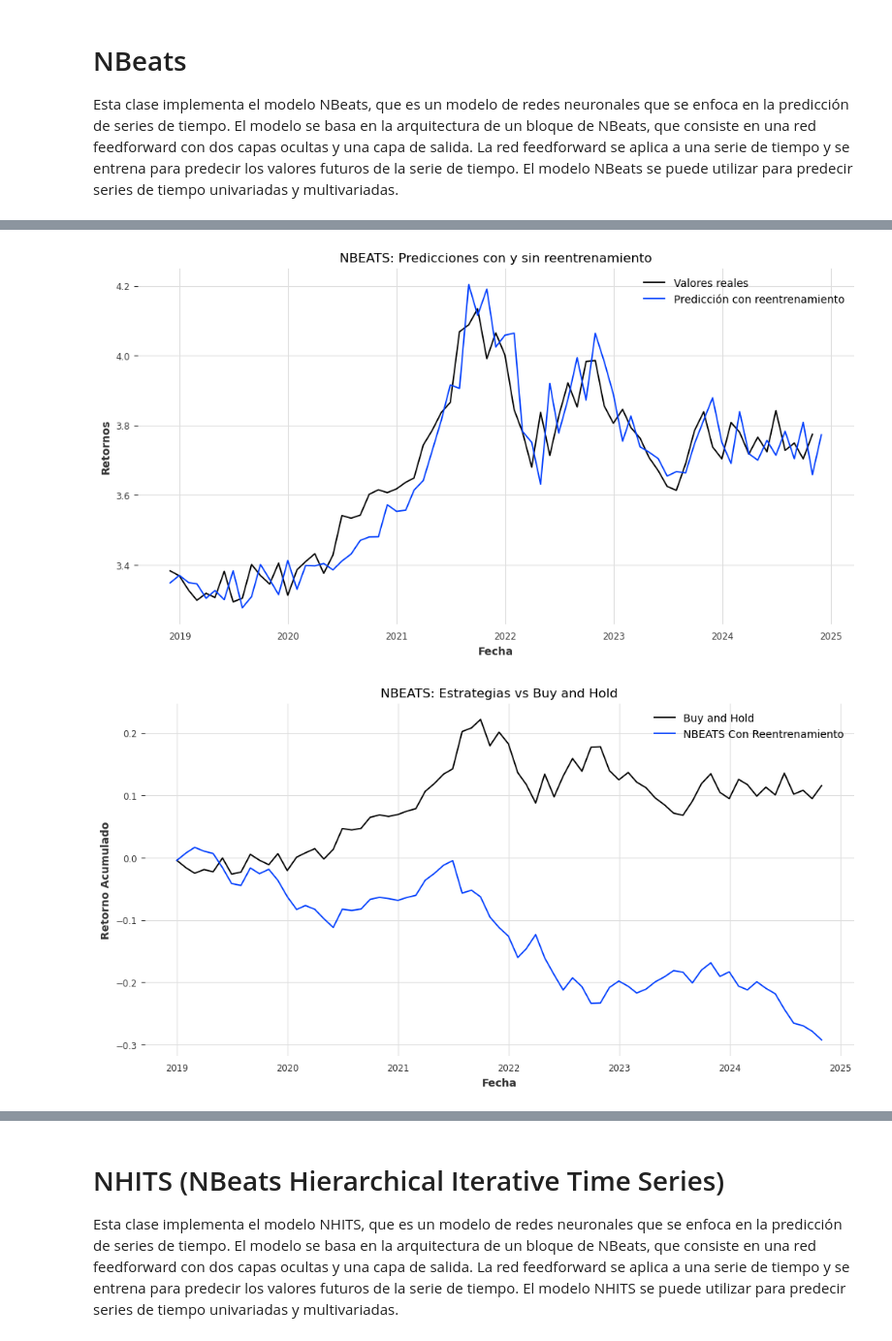
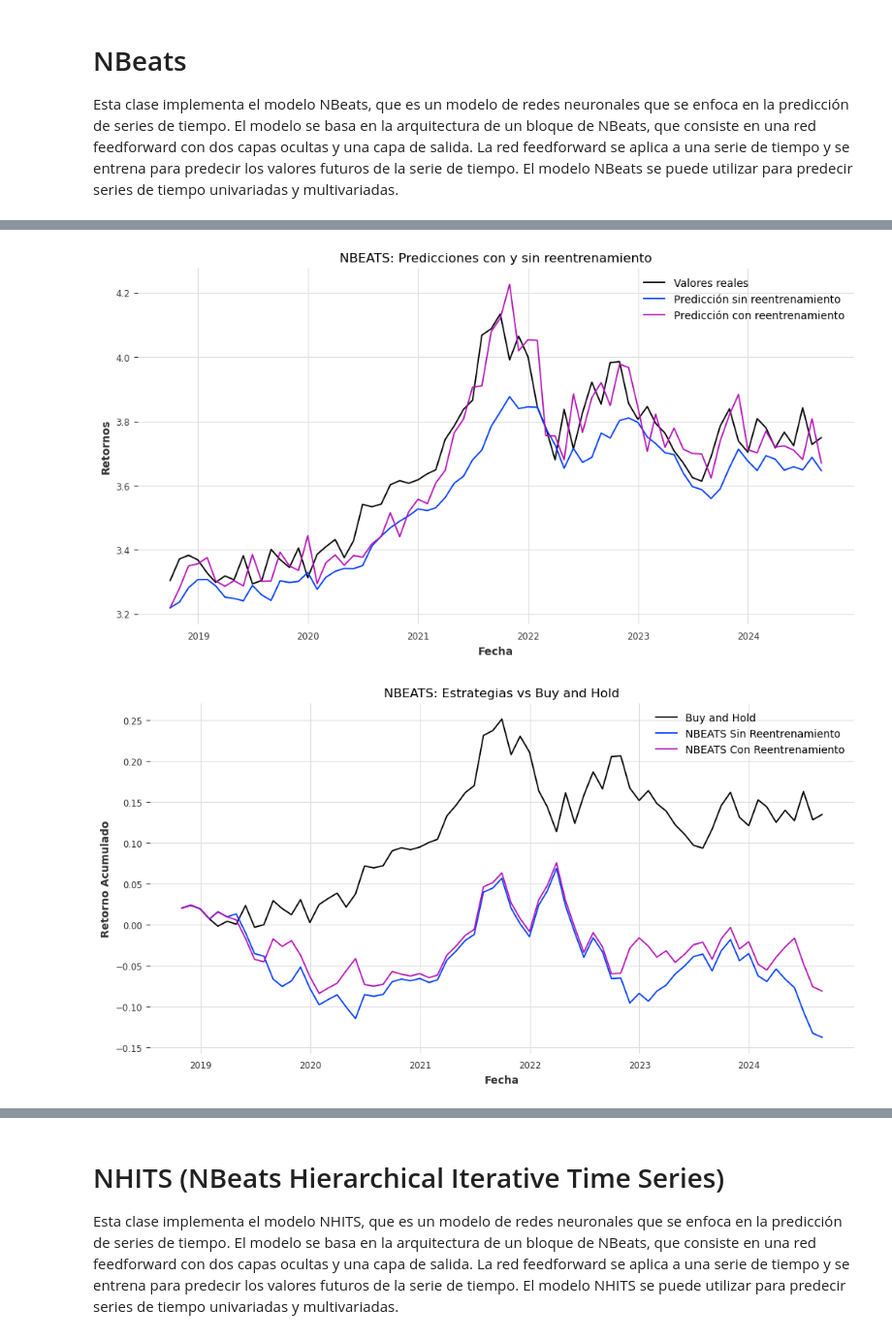
Before and after one commit to carpalmar/FORECAST-USDPEN, a Jupyter notebook: MODELO FINAL NIVELES.ipynb, the cells around one changed output, grey strips where cells are left out. Shown at 97% size. Drawn from its saved outputs; the diff is of its cells as text; code cells hidden in the pictures.

```diff
--- a/MODELO FINAL NIVELES.ipynb
+++ b/MODELO FINAL NIVELES.ipynb
@@ -710,6 +513,7 @@ def optimize_nbeats(train_data):
 
     return best_params
 # %%
+# Entrenamiento del modelo
 def train_nbeats(train_data):
     loaded_params = load_hyperparameters('nbeats')
     if loaded_params is None:
@@ -721,10 +525,10 @@ def train_nbeats(train_data):
         best_params = loaded_params
 
     model = NBEATSModel(**best_params)
-    model.fit(train_data, verbose=True)
+    model.fit(train_data, verbose=False)
     save_model(model, 'nbeats')
     return model
 # %%
 # Entrenar modelo NBEATS
-nbeats_model = train_nbeats(train_scaled)
+nbeats_model = train_nbeats(train_scaled,)
 # %% [output]
@@ -840,16 +579,16 @@ DatetimeIndex(['2018-11-30', '2018-12-31', '2019-01-31', '2019-02-28',
 # %%
 # Visualizar resultados
 plt.figure(figsize=(12, 6))
 plt.plot(test.time_index, y_true, label='Valores reales')
-#plt.plot(test.time_index, y_pred_no_retrain, label='Predicción sin reentrenamiento')
-plt.plot(nbeats_forecast_with_retrain_unscaled.time_index, y_pred_with_retrain, label='Predicción con reentrenamiento')
+plt.plot(test.time_index, y_pred_no_retrain, label='Predicción sin reentrenamiento')
+plt.plot(test.time_index, y_pred_with_retrain, label='Predicción con reentrenamiento')
 plt.legend()
 plt.title('NBEATS: Predicciones con y sin reentrenamiento')
 plt.xlabel('Fecha')
 plt.ylabel('Retornos')
 plt.show()
 # %% [output]
-[figure, old version]
+[figure, new version]
 # %%
 # Implementar estrategia de trading para ambos casos
 real_returns = return_series(test.pd_series())
@@ -867,7 +606,7 @@ cumulative_strategy_with_retrain = calculate_cumulative_return(strategy_returns_
 # Visualizar resultados de la estrategia
 plt.figure(figsize=(12, 6))
 plt.plot(cumulative_real.index, cumulative_real, label='Buy and Hold')
-#plt.plot(cumulative_strategy_no_retrain.index, cumulative_strategy_no_retrain, label='NBEATS Sin Reentrenamiento')
+plt.plot(cumulative_strategy_no_retrain.index, cumulative_strategy_no_retrain, label='NBEATS Sin Reentrenamiento')
 plt.plot(cumulative_strategy_with_retrain.index, cumulative_strategy_with_retrain, label='NBEATS Con Reentrenamiento')
 plt.legend()
 plt.title('NBEATS: Estrategias vs Buy and Hold')
@@ -875,7 +614,7 @@ plt.xlabel('Fecha')
 plt.ylabel('Retorno Acumulado')
 plt.show()
 # %% [output]
-[figure, old version]
+[figure, new version]
 # %%
 hit_ratio, hit_ratio_string = calculate_hit_ratio(pred_returns_with_retrain, real_returns)
 # %%
```
Also changed, not shown: parts of 70 cells of this notebook, 3 other files.
